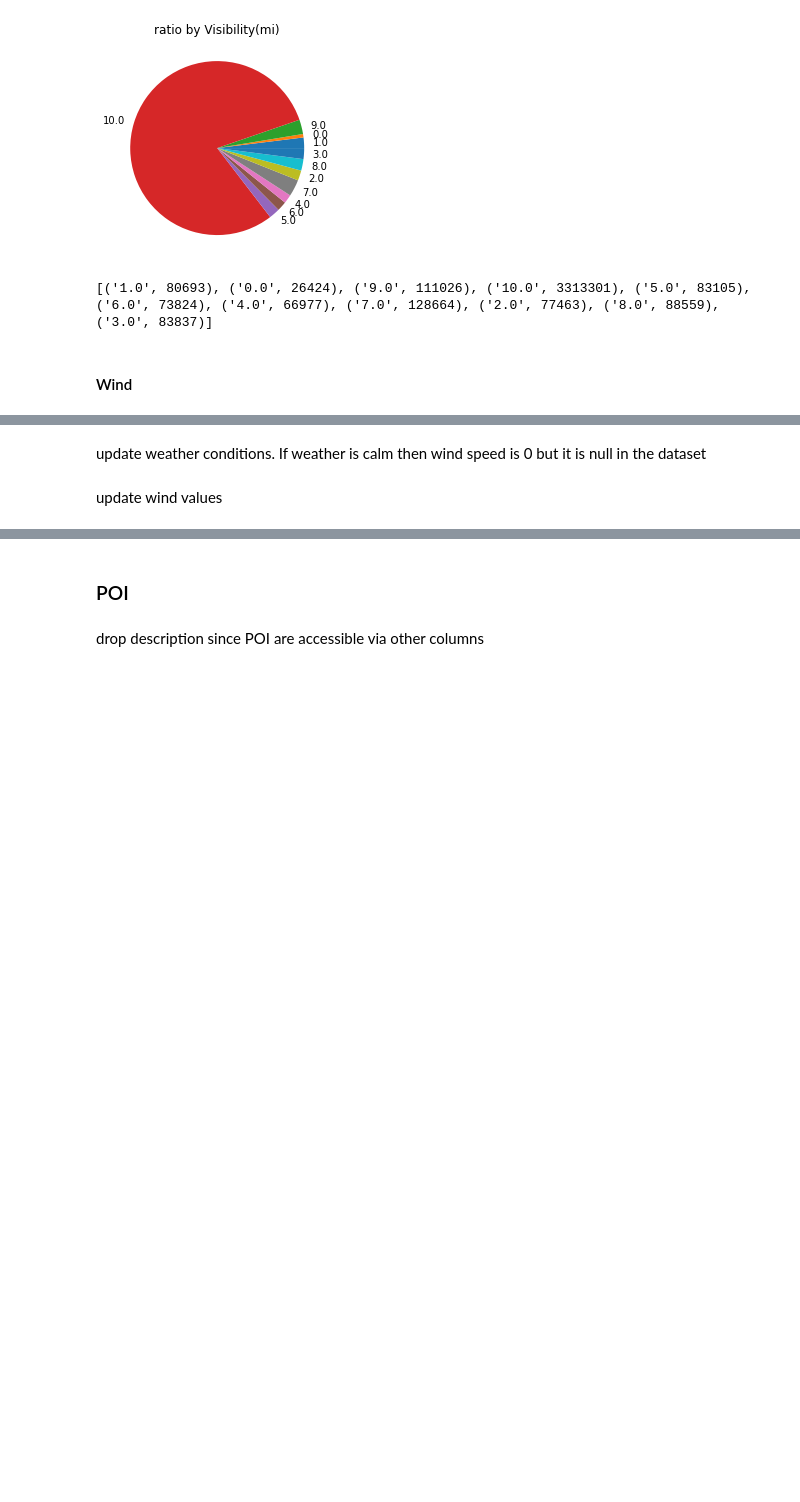
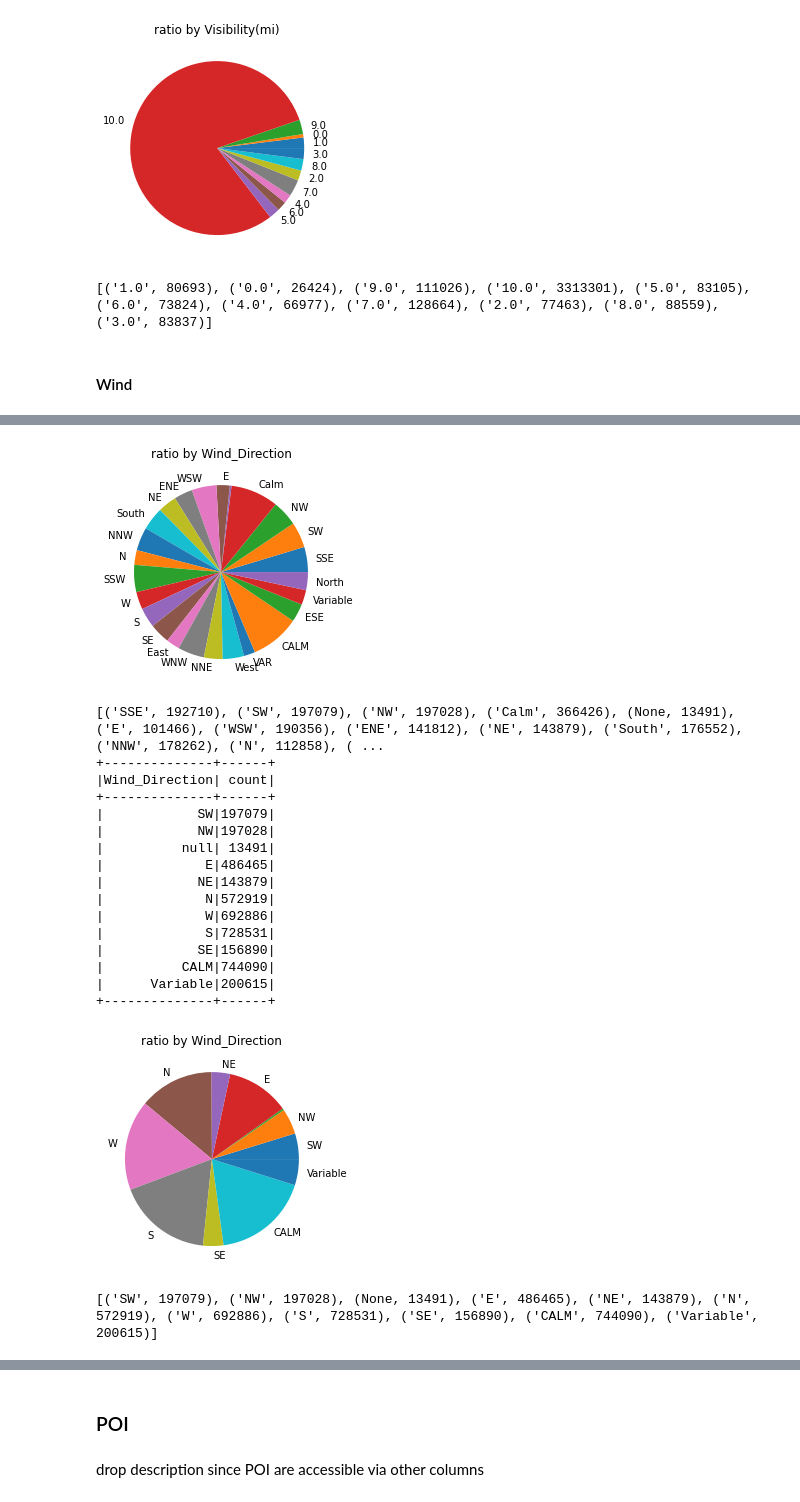
Before and after one commit to glebgalkin/SOEN471Winter, a Jupyter notebook: US Accidents technical analysis and regression.ipynb, the cells around one changed output, grey strips where cells are left out. Saved outputs shown, nothing was run; the diff lists cells and outputs as text; code cells hidden in the pictures; blank space fills up the shorter version.

```diff
--- a/US Accidents technical analysis and regression.ipynb
+++ b/US Accidents technical analysis and regression.ipynb
@@ -309,5 +285,46 @@ Update wind direction property and map it to W if WNW for example
 ![image.png](attachment:image.png)
-# %% [markdown]
-update weather conditions. If weather is calm then wind speed is 0 but it is null in the dataset
-# %% [markdown]
-update wind values
+# %%
+def correct_column_wind_direction(df):
+    df = df.withColumn('Wind_Direction',
+                       F.when(df['Wind_Direction'] == 'SSE', 'S')\
+                       .when(df['Wind_Direction'] == 'WNW', 'W')
+                       .when(df['Wind_Direction'] == 'WSW', 'W')
+                       .when(df['Wind_Direction'] == 'NNW', 'N')
+                       .when(df['Wind_Direction'] == 'ENE', 'E')
+                       .when(df['Wind_Direction'] == 'SSW', 'S')
+                       .when(df['Wind_Direction'] == 'South', 'S')
+                       .when(df['Wind_Direction'] == 'West', 'W')
+                       .when(df['Wind_Direction'] == 'ESE', 'E')
+                       .when(df['Wind_Direction'] == 'East', 'E')
+                       .when(df['Wind_Direction'] == 'North', 'N')
+                       .when(df['Wind_Direction'] == 'NNE', 'N')
+                       .when(df['Wind_Direction'] == 'VAR', 'Variable')
+                       .when(df['Wind_Direction'] == 'Calm', 'CALM')
+                       .otherwise(df['Wind_Direction']))
+    return df
+
+display_piechart_of_column(root_accidents_data, 'Wind_Direction')
+wind_df = correct_column_wind_direction(root_accidents_data)
+wind_df.groupBy('Wind_Direction').count().show()
+display_piechart_of_column(wind_df, 'Wind_Direction')
+root_accidents_data = wind_df
+# %% [output]
+[figure, new version]
+[('SSE', 192710), ('SW', 197079), ('NW', 197028), ('Calm', 366426), (None, 13491), ('E', 101466), ('WSW', 190356), ('ENE', 141812), ('NE', 143879), ('South', 176552), ('NNW', 178262), ('N', 112858), ( ...
++--------------+------+
+|Wind_Direction| count|
++--------------+------+
+|            SW|197079|
+|            NW|197028|
+|          null| 13491|
+|             E|486465|
+|            NE|143879|
+|             N|572919|
+|             W|692886|
+|             S|728531|
+|            SE|156890|
+|          CALM|744090|
+|      Variable|200615|
++--------------+------+
+[figure, added]
+[('SW', 197079), ('NW', 197028), (None, 13491), ('E', 486465), ('NE', 143879), ('N', 572919), ('W', 692886), ('S', 728531), ('SE', 156890), ('CALM', 744090), ('Variable', 200615)]
```
Also changed, not shown: parts of 19 cells of this notebook.
